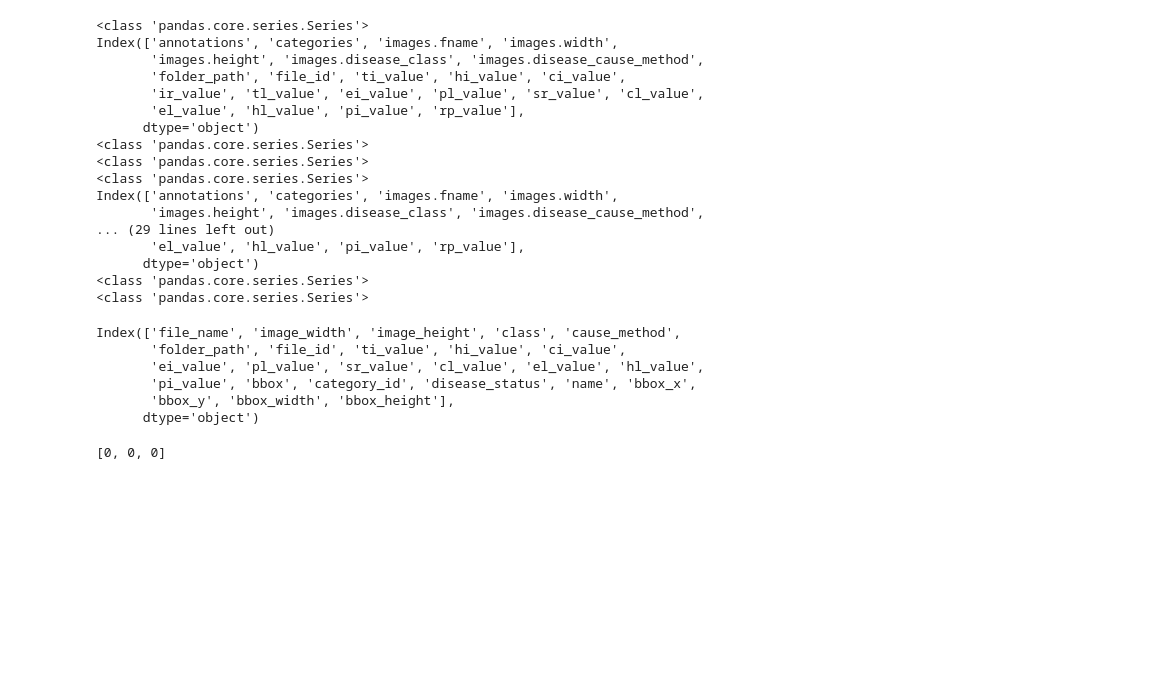
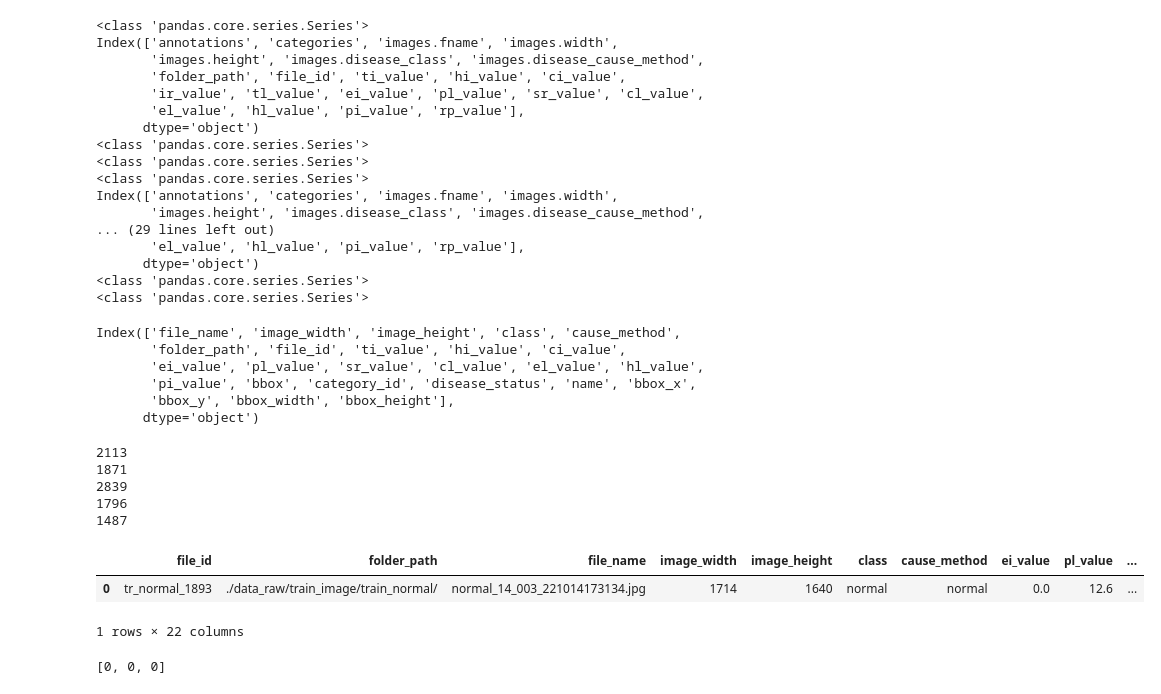
Before and after one commit to kangminkwon90/image_detection_berry, a Jupyter notebook: label_preprocess_train_test_complete.ipynb, the cells around one changed output. Drawn from its saved outputs; the diff is of its cells as text; code cells hidden in the pictures; blank space fills up the shorter version.

Commit message:
indexing problem solved

```diff
--- a/label_preprocess_train_test_complete.ipynb
+++ b/label_preprocess_train_test_complete.ipynb
@@ -506 +569,28 @@ test_label = pd.concat([vl_normal, vl_blight, vl_wilt, vl_scorch, vl_chlorosis],
+# %%
+sampling_test = pd.read_csv('./data_preprocessed/label/train_label_100.csv', encoding='utf-8')
+# %%
+sampling_normal = sampling_test[sampling_test['file_id'].str.contains('normal')].sample(frac=0.02).reset_index(drop=True).copy()
+sampling_blight = sampling_test[sampling_test['file_id'].str.contains('blight')].sample(frac=0.05).reset_index(drop=True).copy()
+sampling_wilt = sampling_test[sampling_test['file_id'].str.contains('wilt')].sample(frac=0.05).reset_index(drop=True).copy()
+sampling_scorch = sampling_test[sampling_test['file_id'].str.contains('scorch')].sample(frac=0.05).reset_index(drop=True).copy()
+sampling_chlorosis = sampling_test[sampling_test['file_id'].str.contains('chlorosis')].sample(frac=0.05).reset_index(drop=True).copy()
+
+print(len(sampling_normal))
+print(len(sampling_blight))
+print(len(sampling_wilt))
+print(len(sampling_scorch))
+print(len(sampling_chlorosis))
+# %% [output]
+2113
+1871
+2839
+1796
+1487
+# %%
+test_data_check = pd.concat([sampling_normal, sampling_blight, sampling_wilt, sampling_scorch, sampling_chlorosis], axis=0).reset_index(drop=True)
+test_data_check.head(1)
+# %% [output]
+|  | file_id | folder_path | file_name | image_width | image_height | class | cause_method | ei_value | pl_value | ... |
+| 0 | tr_normal_1893 | ./data_raw/train_image/train_normal/ | normal_14_003_221014173134.jpg | 1714 | 1640 | normal | normal | 0.0 | 12.6 | ... |
+1 rows × 22 columns
 # %%
```
Also changed, not shown: parts of 17 cells of this notebook, 1 other file.
